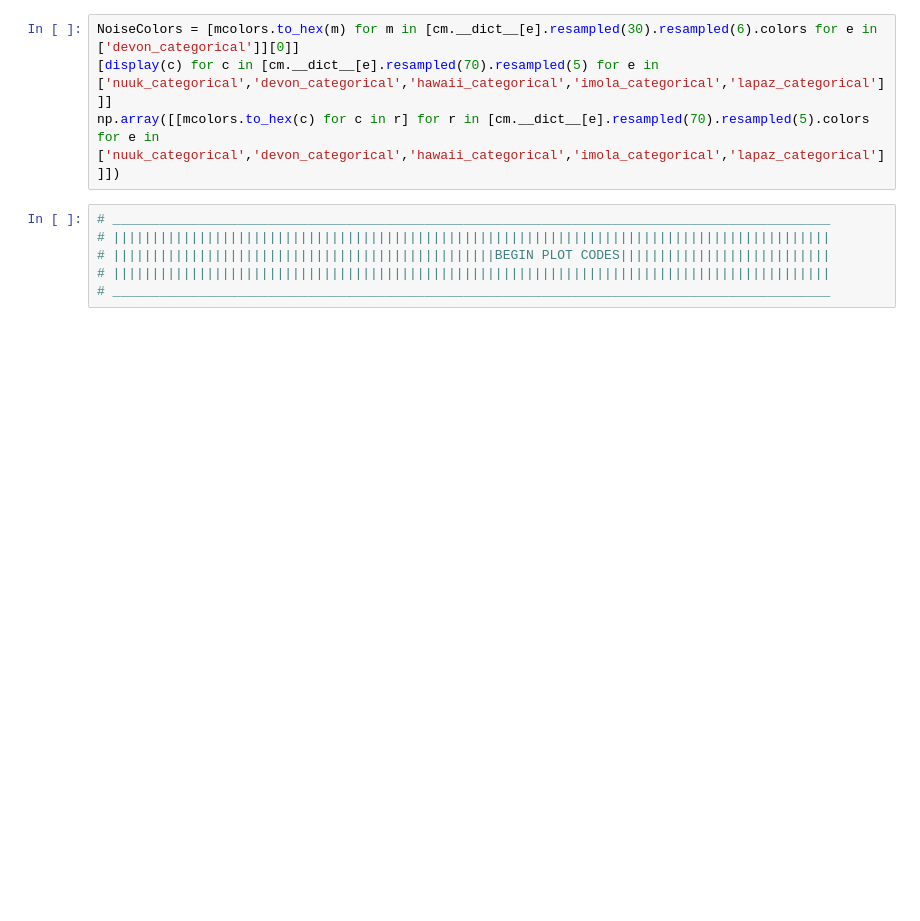
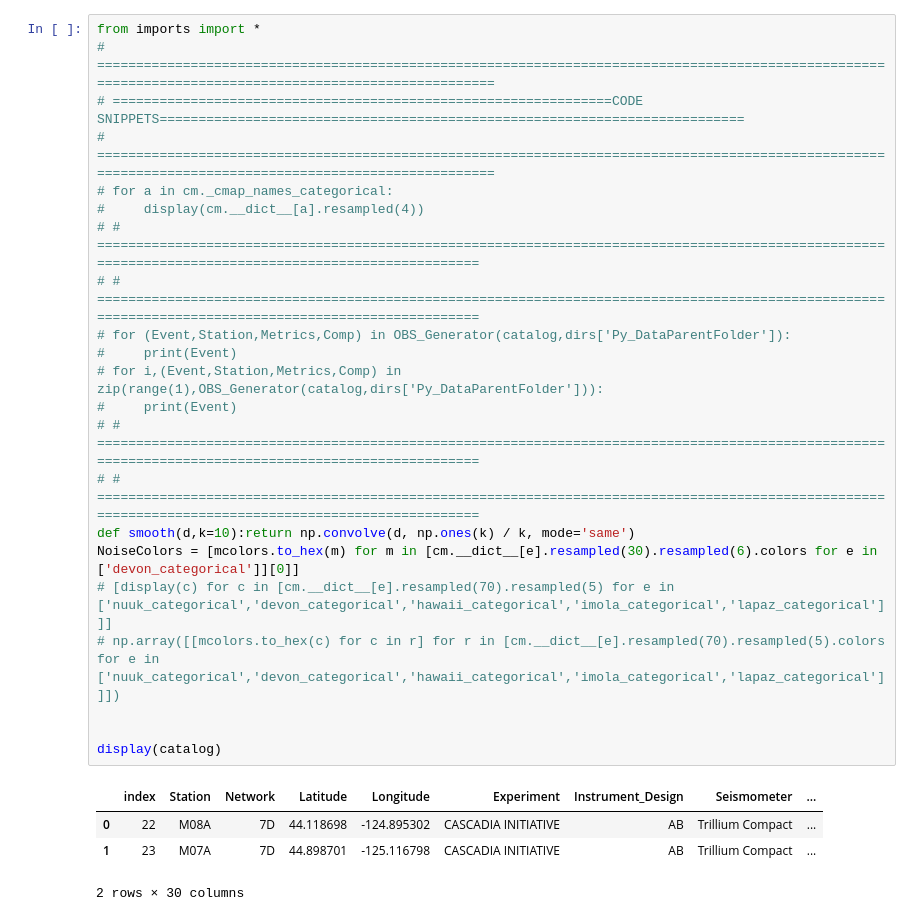
Before and after one commit to charleshoots/Discriminating_TransferFunctions_and_HarmonicPercussiveSeparation, a Jupyter notebook: Notebooks/Trace_w_Metrics_Routine copy 2.ipynb, the cells around one changed output. Drawn from its saved outputs; the diff is of its cells as text; blank space fills up the shorter version.

```diff
--- a/Notebooks/Trace_w_Metrics_Routine copy 2.ipynb
+++ b/Notebooks/Trace_w_Metrics_Routine copy 2.ipynb
@@ -225,10 +1,27 @@ def event_record_plot(evstream,evstream_back=None,linewidth=0.2,trim = (None,Non
 # %%
+from imports import *
+# ========================================================================================================================================================
+# ================================================================CODE SNIPPETS===========================================================================
+# ========================================================================================================================================================
+# for a in cm._cmap_names_categorical:
+#     display(cm.__dict__[a].resampled(4))
+# # ======================================================================================================================================================
+# # ======================================================================================================================================================
+# for (Event,Station,Metrics,Comp) in OBS_Generator(catalog,dirs['Py_DataParentFolder']):
+#     print(Event)
+# for i,(Event,Station,Metrics,Comp) in zip(range(1),OBS_Generator(catalog,dirs['Py_DataParentFolder'])):
+#     print(Event)
+# # ======================================================================================================================================================
+# # ======================================================================================================================================================
+def smooth(d,k=10):return np.convolve(d, np.ones(k) / k, mode='same')
 NoiseColors = [mcolors.to_hex(m) for m in [cm.__dict__[e].resampled(30).resampled(6).colors for e in ['devon_categorical']][0]]
-[display(c) for c in [cm.__dict__[e].resampled(70).resampled(5) for e in ['nuuk_categorical','devon_categorical','hawaii_categorical','imola_categorical','lapaz_categorical']]]
-np.array([[mcolors.to_hex(c) for c in r] for r in [cm.__dict__[e].resampled(70).resampled(5).colors for e in ['nuuk_categorical','devon_categorical','hawaii_categorical','imola_categorical','lapaz_categorical']]])
+# [display(c) for c in [cm.__dict__[e].resampled(70).resampled(5) for e in ['nuuk_categorical','devon_categorical','hawaii_categorical','imola_categorical','lapaz_categorical']]]
+# np.array([[mcolors.to_hex(c) for c in r] for r in [cm.__dict__[e].resampled(70).resampled(5).colors for e in ['nuuk_categorical','devon_categorical','hawaii_categorical','imola_categorical','lapaz_categorical']]])
+
+
+display(catalog)
+# %% [output]
+|  | index | Station | Network | Latitude | Longitude | Experiment | Instrument_Design | Seismometer | ... |
+| 0 | 22 | M08A | 7D | 44.118698 | -124.895302 | CASCADIA INITIATIVE | AB | Trillium Compact | ... |
+| 1 | 23 | M07A | 7D | 44.898701 | -125.116798 | CASCADIA INITIATIVE | AB | Trillium Compact | ... |
+2 rows × 30 columns
-# %%
-# ____________________________________________________________________________________________
-# ||||||||||||||||||||||||||||||||||||||||||||||||||||||||||||||||||||||||||||||||||||||||||||
-# |||||||||||||||||||||||||||||||||||||||||||||||||BEGIN PLOT CODES|||||||||||||||||||||||||||
-# ||||||||||||||||||||||||||||||||||||||||||||||||||||||||||||||||||||||||||||||||||||||||||||
-# ____________________________________________________________________________________________
```
Also changed, not shown: parts of 10 cells of this notebook, 25 other files.
